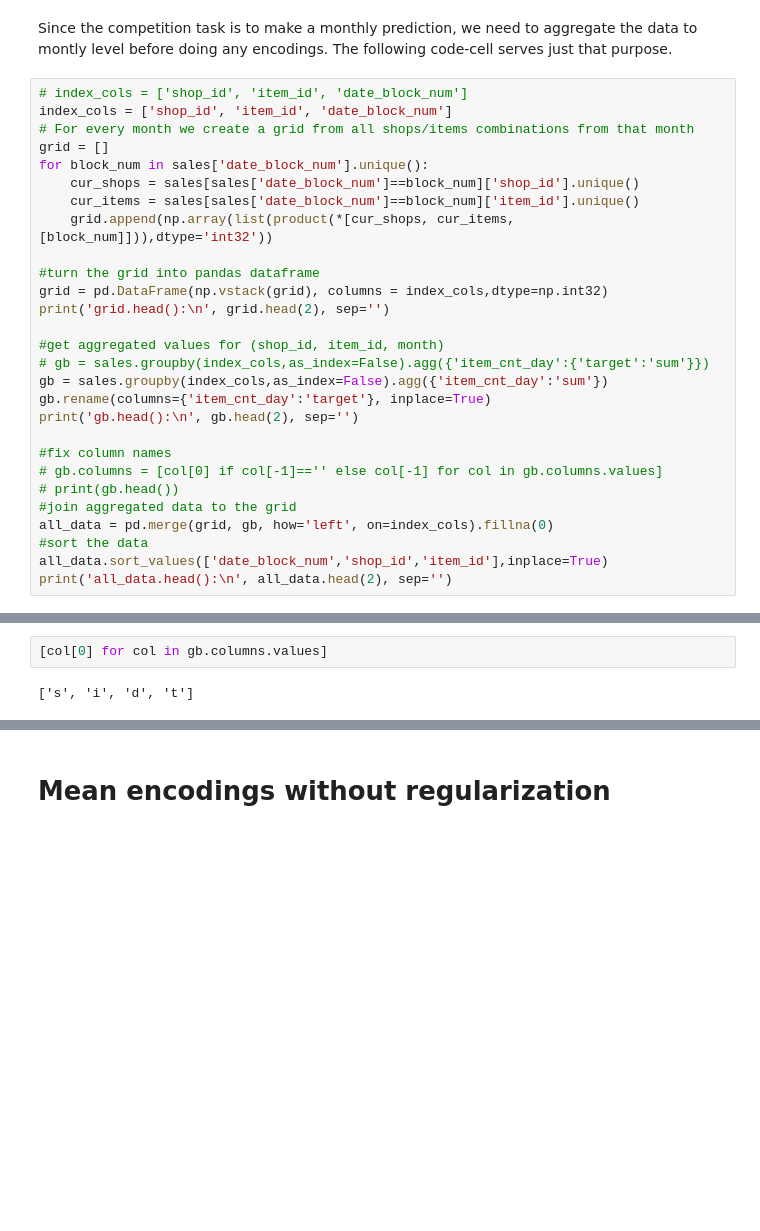
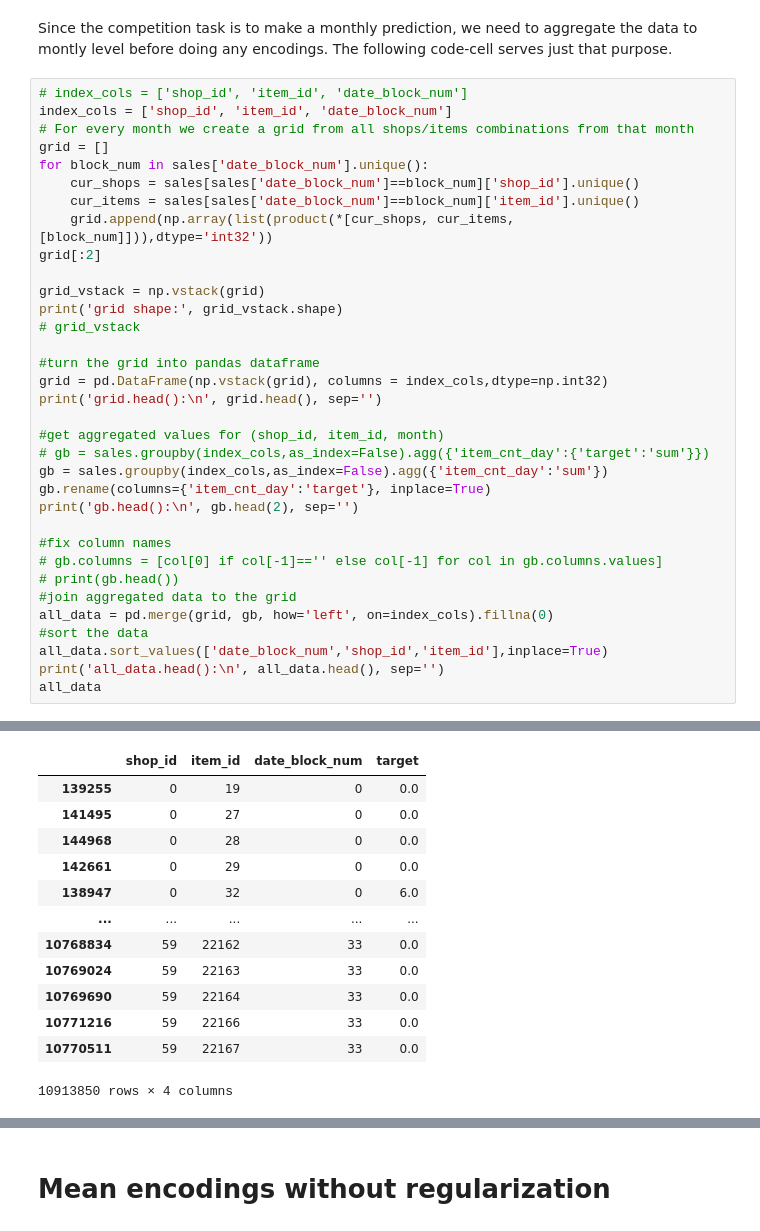
Before and after one commit to ddmitry80/coursera_how_to_win_kaggle, a Jupyter notebook: Programming_assignment_week_3_Mean_encodings/Programming_assignment_week_3.ipynb, the cells around one changed output, grey strips where cells are left out. Cells and saved outputs as stored; diff of their text form; blank space fills up the shorter version.

```diff
--- a/Programming_assignment_week_3_Mean_encodings/Programming_assignment_week_3.ipynb
+++ b/Programming_assignment_week_3_Mean_encodings/Programming_assignment_week_3.ipynb
@@ -38,10 +38,15 @@ for block_num in sales['date_block_num'].unique():
     cur_shops = sales[sales['date_block_num']==block_num]['shop_id'].unique()
     cur_items = sales[sales['date_block_num']==block_num]['item_id'].unique()
     grid.append(np.array(list(product(*[cur_shops, cur_items, [block_num]])),dtype='int32'))
+grid[:2]
+
+grid_vstack = np.vstack(grid)
+print('grid shape:', grid_vstack.shape)
+# grid_vstack
 
 #turn the grid into pandas dataframe
 grid = pd.DataFrame(np.vstack(grid), columns = index_cols,dtype=np.int32)
-print('grid.head():\n', grid.head(2), sep='')
+print('grid.head():\n', grid.head(), sep='')
 
 #get aggregated values for (shop_id, item_id, month)
 # gb = sales.groupby(index_cols,as_index=False).agg({'item_cnt_day':{'target':'sum'}})
@@ -56,5 +61,6 @@ print('gb.head():\n', gb.head(2), sep='')
 all_data = pd.merge(grid, gb, how='left', on=index_cols).fillna(0)
 #sort the data
 all_data.sort_values(['date_block_num','shop_id','item_id'],inplace=True)
-print('all_data.head():\n', all_data.head(2), sep='')
+print('all_data.head():\n', all_data.head(), sep='')
+all_data
 # %% [output]
@@ -73,4 +86,13 @@ all_data.head():
+|  | shop_id | item_id | date_block_num | target |
+| 139255 | 0 | 19 | 0 | 0.0 |
+| 141495 | 0 | 27 | 0 | 0.0 |
+| 144968 | 0 | 28 | 0 | 0.0 |
+| 142661 | 0 | 29 | 0 | 0.0 |
+| 138947 | 0 | 32 | 0 | 6.0 |
+| ... | ... | ... | ... | ... |
+| 10768834 | 59 | 22162 | 33 | 0.0 |
+| 10769024 | 59 | 22163 | 33 | 0.0 |
+| 10769690 | 59 | 22164 | 33 | 0.0 |
+| 10771216 | 59 | 22166 | 33 | 0.0 |
+| 10770511 | 59 | 22167 | 33 | 0.0 |
+10913850 rows × 4 columns
-# %%
-[col[0] for col in gb.columns.values]
-# %% [output]
-['s', 'i', 'd', 't']
```
Also changed, not shown: parts of 4 cells of this notebook.
